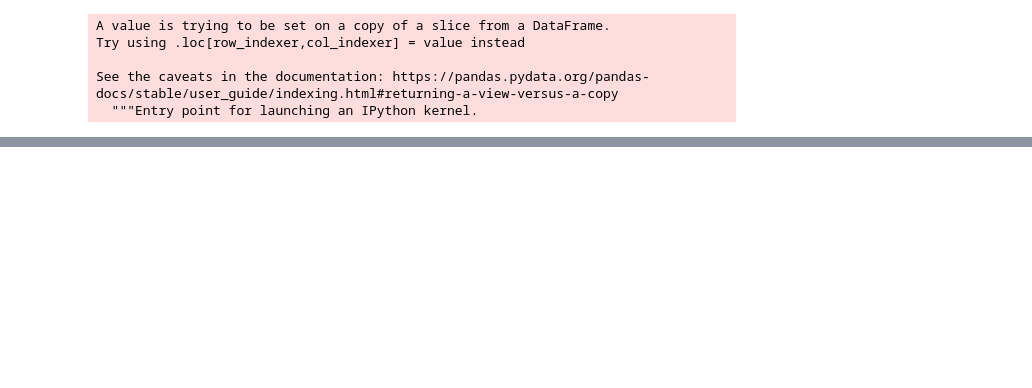
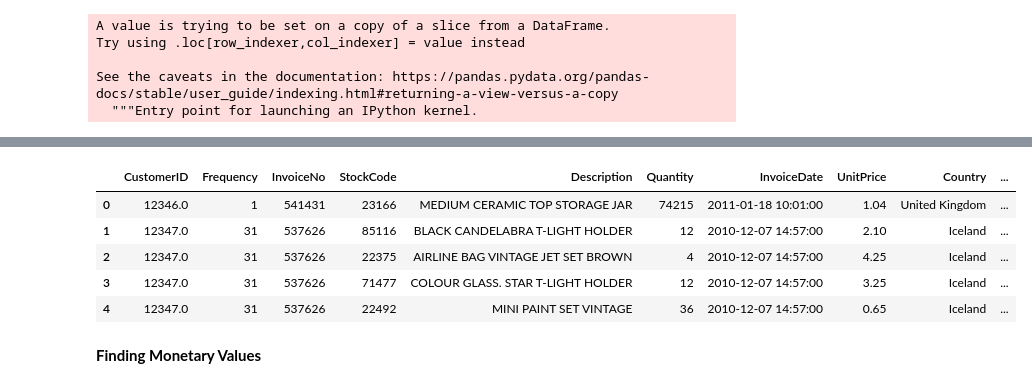
Before and after one commit to dileepyadavns/customer_segmentation, a Jupyter notebook: customer_segmentation.ipynb, the cells around one changed output, grey strips where cells are left out. Saved outputs shown, nothing was run; the diff lists cells and outputs as text; code cells hidden in the pictures; blank space fills up the shorter version.

```diff
--- a/customer_segmentation.ipynb
+++ b/customer_segmentation.ipynb
@@ -104,0 +126,3 @@ Name: recency, Length: 541909, dtype: int64
+# %%
+freq = df_rec.groupby('CustomerID')['InvoiceDate'].count()
+df_freq = pd.DataFrame(freq).reset_index()
@@ -104,0 +147,2 @@ Name: recency, Length: 541909, dtype: int64
+# %%
+df_freq.columns=['CustomerID','Frequency']
@@ -104,0 +165,13 @@ Name: recency, Length: 541909, dtype: int64
+# %%
+rec_freq=df_freq.merge(df_rec, on='CustomerID')
+# %%
+rec_freq.head(5)
+# %% [output]
+|  | CustomerID | Frequency | InvoiceNo | StockCode | Description | Quantity | InvoiceDate | UnitPrice | Country | ... |
+| 0 | 12346.0 | 1 | 541431 | 23166 | MEDIUM CERAMIC TOP STORAGE JAR | 74215 | 2011-01-18 10:01:00 | 1.04 | United Kingdom | ... |
+| 1 | 12347.0 | 31 | 537626 | 85116 | BLACK CANDELABRA T-LIGHT HOLDER | 12 | 2010-12-07 14:57:00 | 2.10 | Iceland | ... |
+| 2 | 12347.0 | 31 | 537626 | 22375 | AIRLINE BAG VINTAGE JET SET BROWN | 4 | 2010-12-07 14:57:00 | 4.25 | Iceland | ... |
+| 3 | 12347.0 | 31 | 537626 | 71477 | COLOUR GLASS. STAR T-LIGHT HOLDER | 12 | 2010-12-07 14:57:00 | 3.25 | Iceland | ... |
+| 4 | 12347.0 | 31 | 537626 | 22492 | MINI PAINT SET VINTAGE | 36 | 2010-12-07 14:57:00 | 0.65 | Iceland | ... |
+# %% [markdown]
+**Finding Monetary Values**
```
Also changed, not shown: parts of 23 cells of this notebook.
